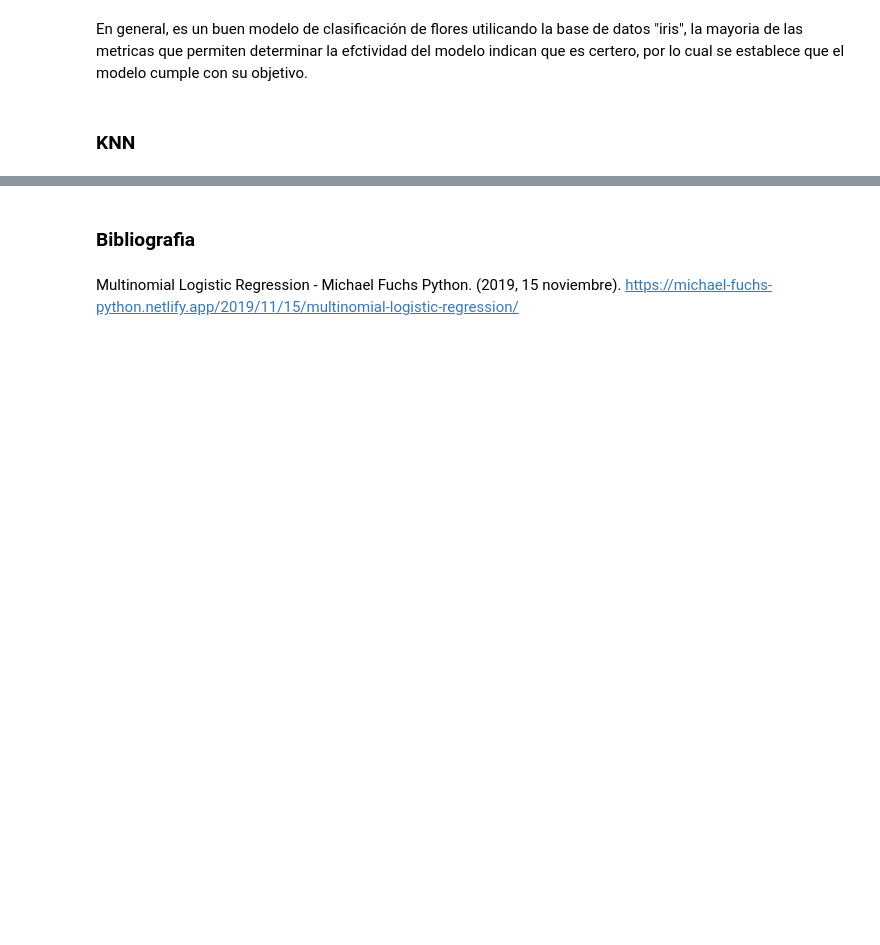
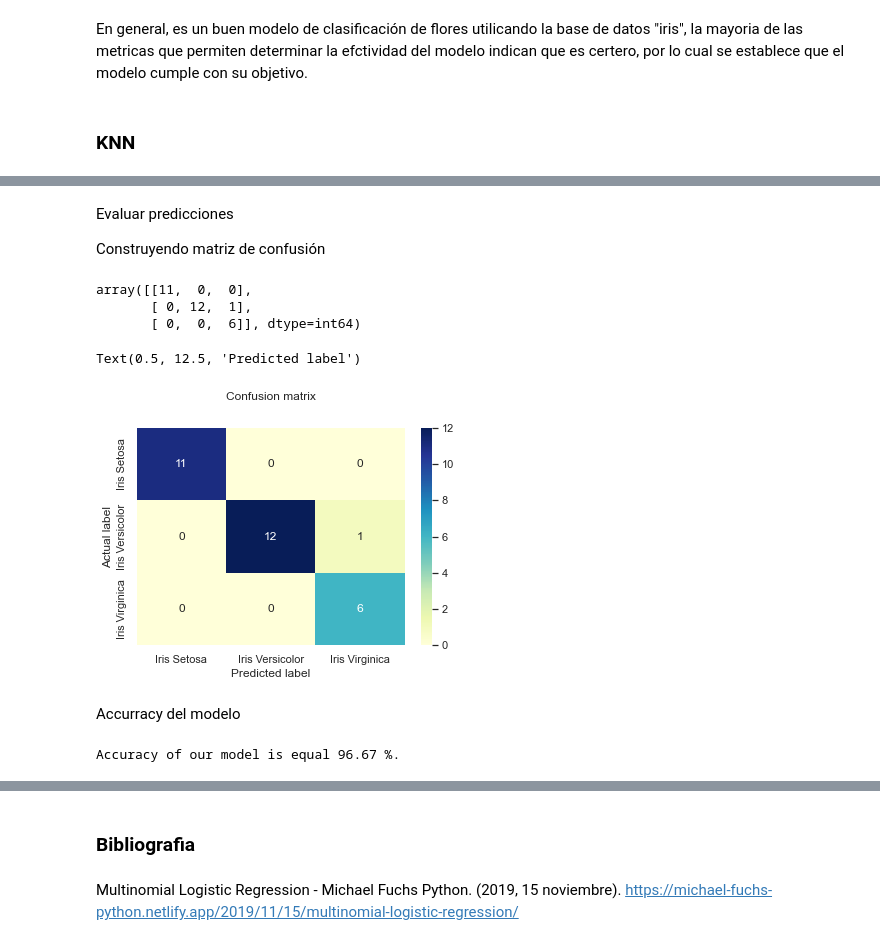
Before and after one commit to td2USA-20232/g2Caso3, a Jupyter notebook: caso3_g2.ipynb, the cells around one changed output, grey strips where cells are left out. Saved outputs shown, nothing was run; the diff lists cells and outputs as text; code cells hidden in the pictures; blank space fills up the shorter version.

```diff
--- a/caso3_g2.ipynb
+++ b/caso3_g2.ipynb
@@ -732,0 +560,41 @@ outlier_values
+# %%
+from sklearn.neighbors import KNeighborsClassifier
+from sklearn.metrics import confusion_matrix, accuracy_score
+from sklearn.model_selection import cross_val_score
+
+# k=3
+classifier = KNeighborsClassifier(n_neighbors=3)
+
+# Fitting the model
+classifier.fit(X_train, y_train)
+
+# Predicting the Test set results
+y_pred = classifier.predict(X_test)
+# %% [markdown]
+Evaluar predicciones
+
+Construyendo matriz de confusión
+# %%
+cm = confusion_matrix(y_test, y_pred)
+cm
+# %% [output]
+array([[11,  0,  0],
+       [ 0, 12,  1],
+       [ 0,  0,  6]], dtype=int64)
+# %%
+class_labels = ["Iris Setosa", "Iris Versicolor", "Iris Virginica"]
+# Visualización de la matriz de confusión con etiquetas de clase
+sns.heatmap(pd.DataFrame(cm), annot=True, cmap="YlGnBu", fmt='g', xticklabels=class_labels, yticklabels=class_labels)
+plt.title('Confusion matrix', y=1.1)
+plt.ylabel('Actual label')
+plt.xlabel('Predicted label')
+# %% [output]
+Text(0.5, 12.5, 'Predicted label')
+[figure, added]
+# %% [markdown]
+Accurracy del modelo
+# %%
+accuracy = accuracy_score(y_test, y_pred)*100
+print('Accuracy of our model is equal ' + str(round(accuracy, 2)) + ' %.')
+# %% [output]
+Accuracy of our model is equal 96.67 %.
```
Also changed, not shown: parts of 87 cells of this notebook.
